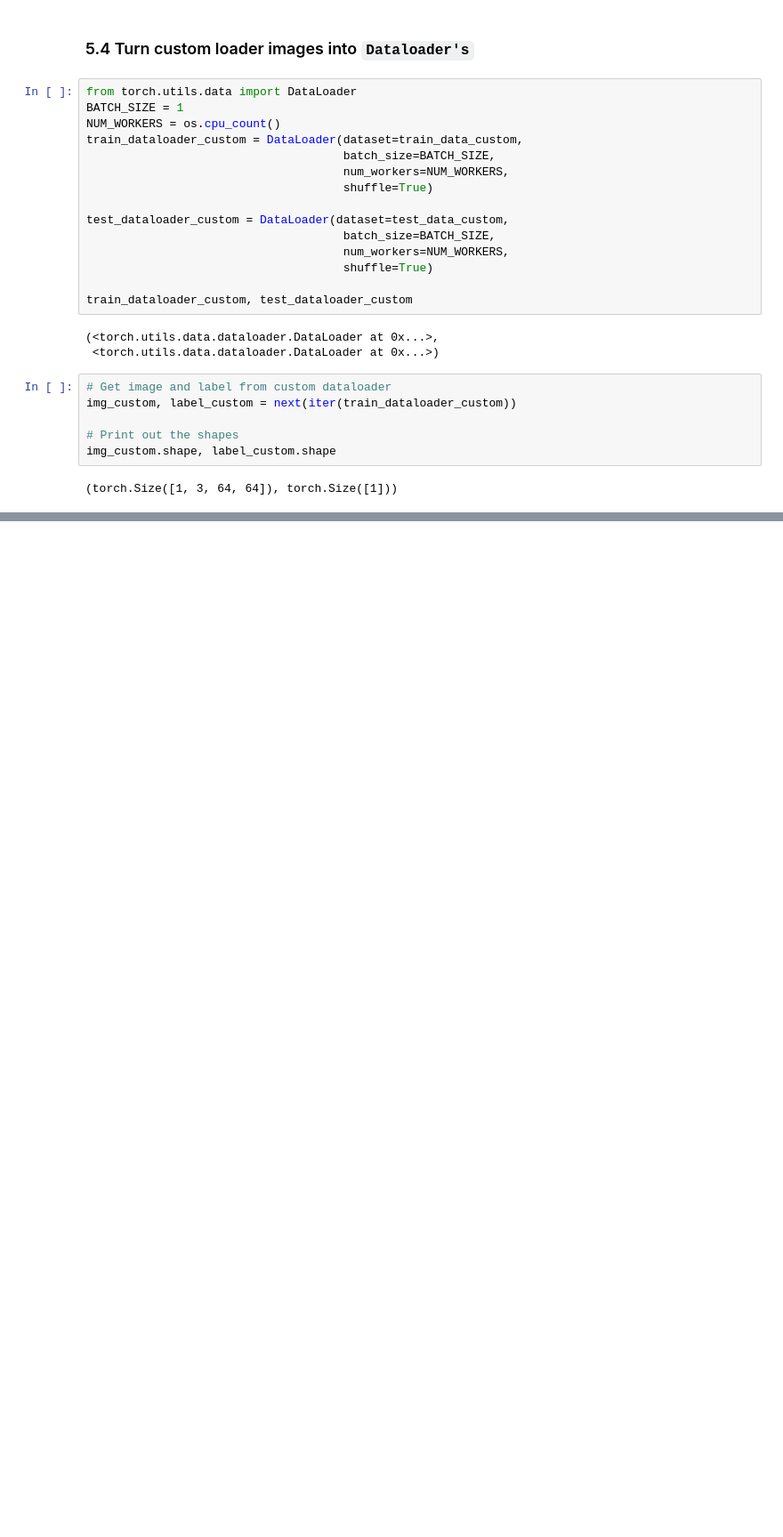
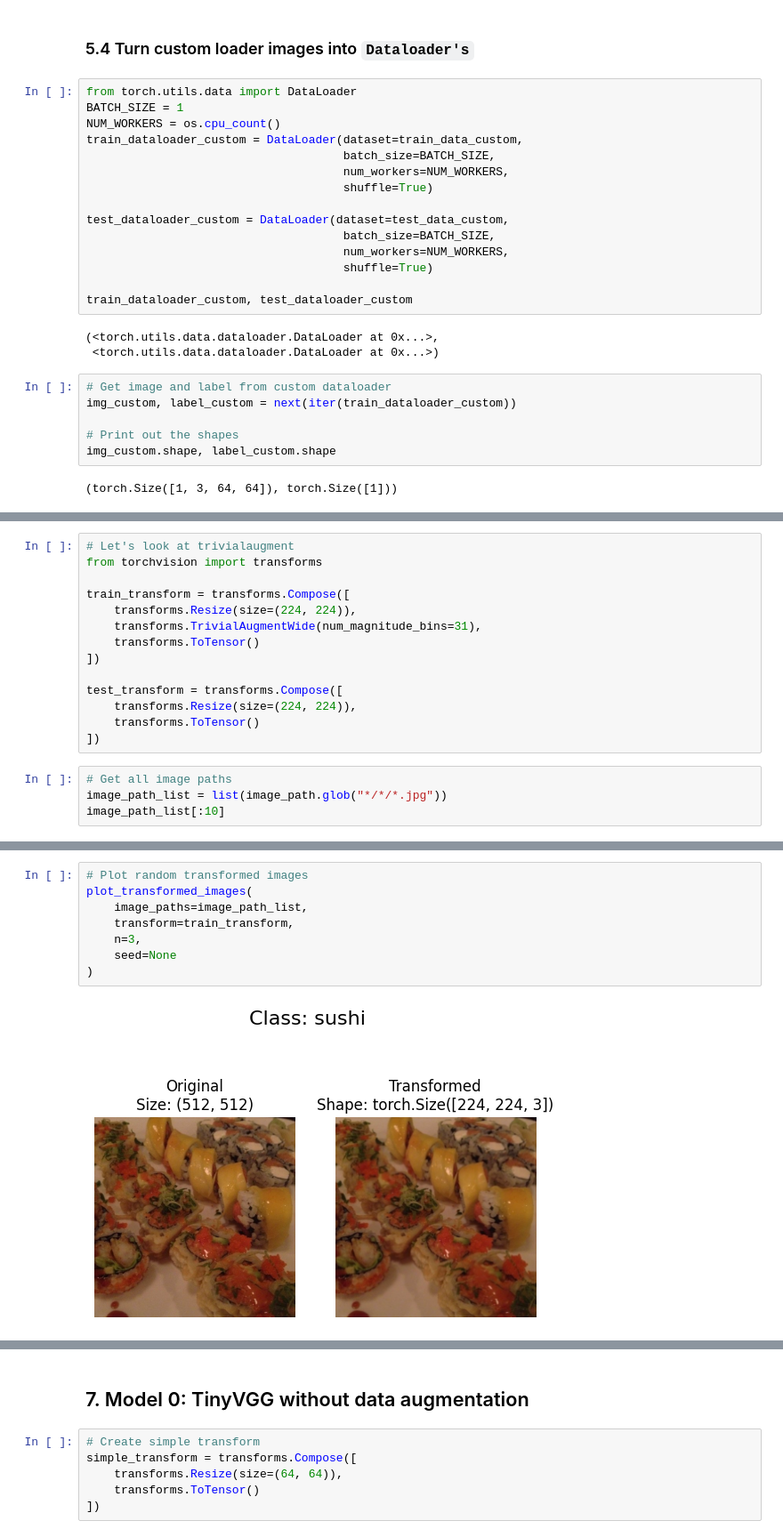
Before and after one commit to prathyushmadhu/Pytorch-essentials, a Jupyter notebook: 04_pytorch_custom_datasets.ipynb, the cells around one changed output, grey strips where cells are left out. Shown at 89% size. Saved outputs shown, nothing was run; the diff lists cells and outputs as text; blank space fills up the shorter version.

```diff
--- a/04_pytorch_custom_datasets.ipynb
+++ b/04_pytorch_custom_datasets.ipynb
@@ -661,0 +670,18 @@ img_custom.shape, label_custom.shape
+# %%
+# Let's look at trivialaugment
+from torchvision import transforms
+
+train_transform = transforms.Compose([
+    transforms.Resize(size=(224, 224)),
+    transforms.TrivialAugmentWide(num_magnitude_bins=31),
+    transforms.ToTensor()
+])
+
+test_transform = transforms.Compose([
+    transforms.Resize(size=(224, 224)),
+    transforms.ToTensor()
+])
+# %%
+# Get all image paths
+image_path_list = list(image_path.glob("*/*/*.jpg"))
+image_path_list[:10]
@@ -661,0 +699,10 @@ img_custom.shape, label_custom.shape
+# %%
+# Plot random transformed images
+plot_transformed_images(
+    image_paths=image_path_list,
+    transform=train_transform,
+    n=3,
+    seed=None
+)
+# %% [output]
+[figure, added]
@@ -661,0 +711,8 @@ img_custom.shape, label_custom.shape
+# %% [markdown]
+## 7. Model 0: TinyVGG without data augmentation
+# %%
+# Create simple transform
+simple_transform = transforms.Compose([
+    transforms.Resize(size=(64, 64)),
+    transforms.ToTensor()
+])
```
Also changed, not shown: parts of 19 cells of this notebook.
